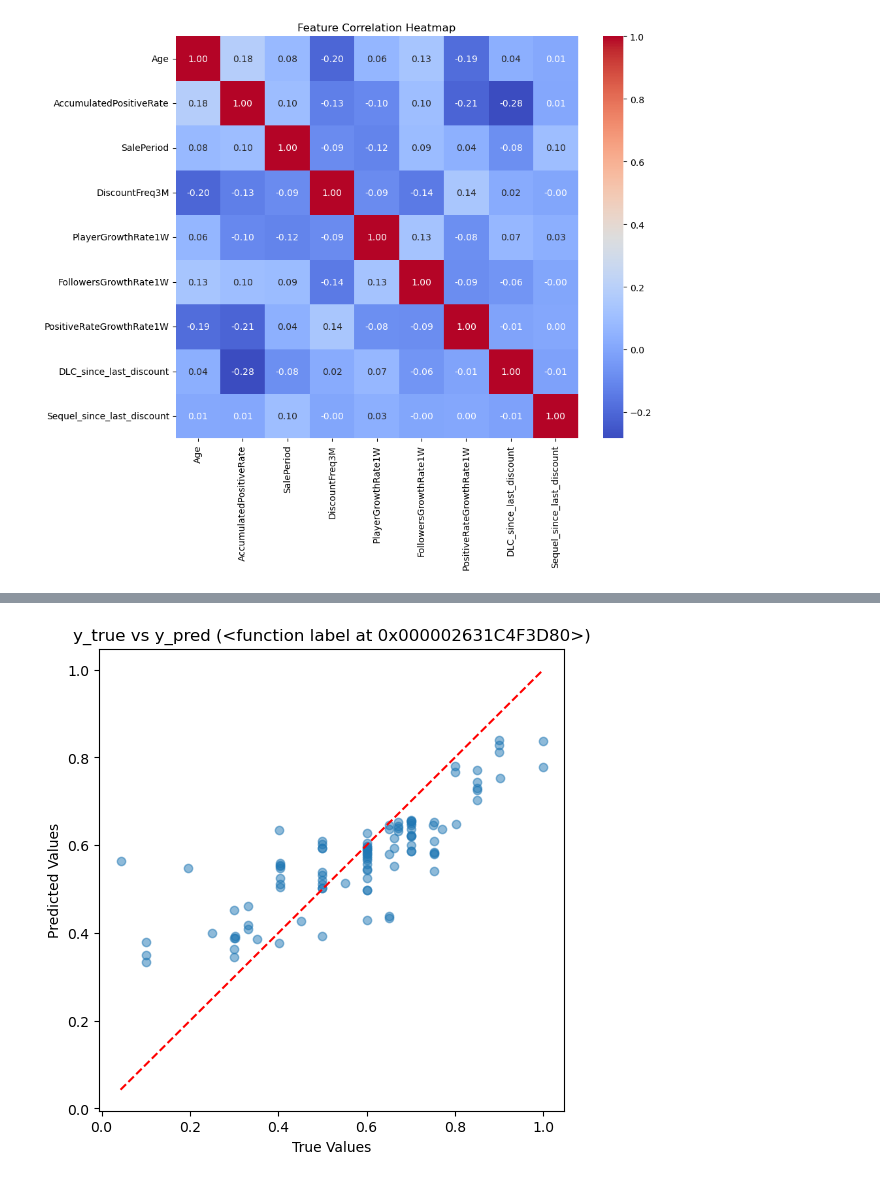
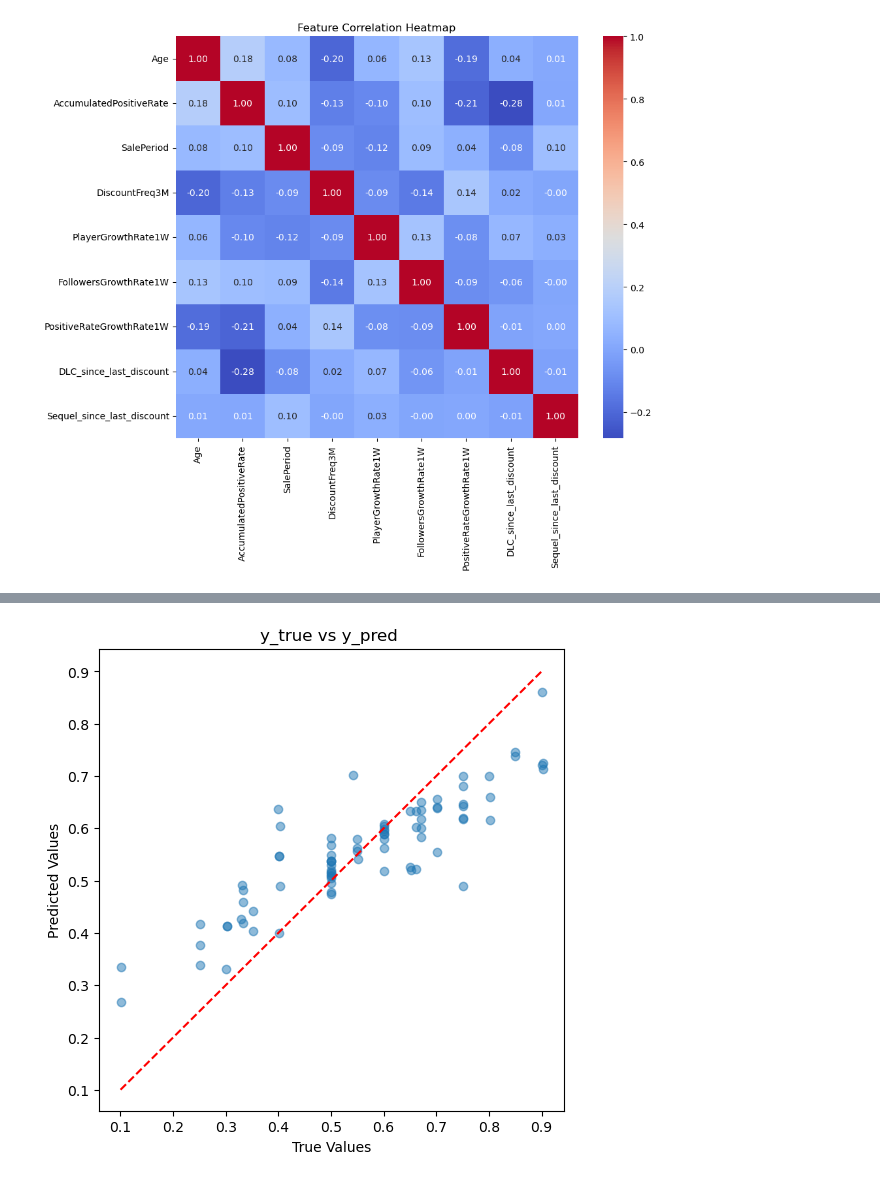
Before and after one commit to yixuan0803/fa-25-econ-5166-group-1, a Jupyter notebook: finding/extent-of-discount-rate-random-forest-prediction-model.ipynb, the cells around one changed output, grey strips where cells are left out. Drawn from its saved outputs; the diff is of its cells as text; code cells hidden in the pictures.

Commit message:
Updated the train–test split to use a random seed for reproducibility

```diff
--- a/finding/extent-of-discount-rate-random-forest-prediction-model.ipynb
+++ b/finding/extent-of-discount-rate-random-forest-prediction-model.ipynb
@@ -51,11 +51,18 @@ import numpy as np
 # %%
 df = pd.read_csv('../data/processed/extent-of-discount-rate-DE.csv')
 df_dummies = pd.get_dummies(df, columns=['GameID'], drop_first=True)
+
 def prepare_xy(df, feature_cols, target_col):
     X = df[feature_cols].copy()
     y = df[target_col].copy()
     # 將 bool 欄轉成 int
     X = X.astype({col: 'int' for col in X.select_dtypes(bool).columns})
     return X, y
-train = df_dummies[df_dummies['Date'] < '2025-01-01']
-test = df_dummies[df_dummies['Date'] >= '2025-01-01']
+
+# 直接用 sklearn 做隨機切分
+train, test = train_test_split(
+    df_dummies,
+    test_size=0.2,
+    random_state=42,
+    shuffle=True
+)
@@ -224,10 +228,14 @@ RandomForest    0.8382   0.5638      0.0771     0.1316
 # %%
+from sklearn.model_selection import learning_curve
+
+
 model = RandomForestRegressor(
     n_estimators=200,
     max_features='sqrt',
     max_depth=7,
     min_samples_split=2,
-    min_samples_leaf=1,
+    min_samples_leaf=2,
+    bootstrap=True
 )
 result1, y_pred_baseline = evaluate_model('baseline', baseline_model, X_train, y_train, X_test, y_test)
 result2, y_pred_selection = evaluate_model('selection', model, X_train, y_train, X_test, y_test)
@@ -344,12 +352,12 @@ Feature Importances:
 # %%
 plt.figure(figsize=(6,6))
 plt.scatter(y_test, y_pred_selection, alpha=0.5)
 plt.plot([y_test.min(), y_test.max()],
          [y_test.min(), y_test.max()],
          'r--')  # 理想45度線
 plt.xlabel("True Values")
 plt.ylabel("Predicted Values")
-plt.title(f"y_true vs y_pred ({label})")
+plt.title(f"y_true vs y_pred ")
 plt.show()
 # %% [output]
-[figure, old version]
+[figure, new version]
```
Also changed, not shown: parts of 6 cells of this notebook.
